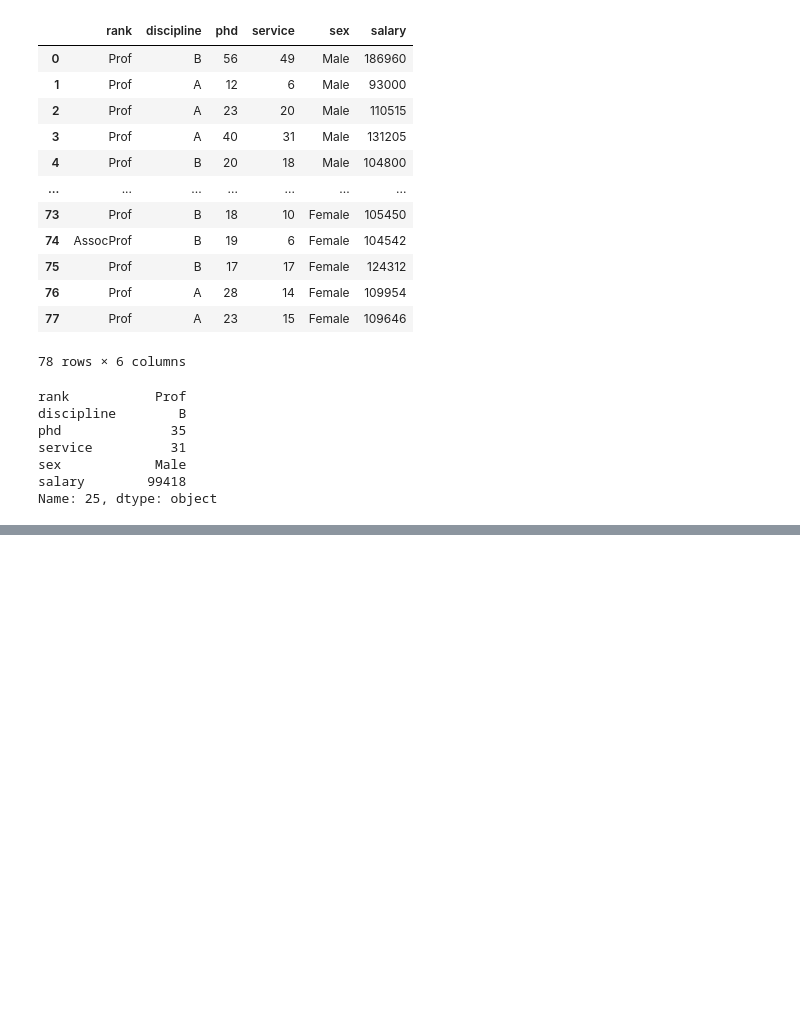
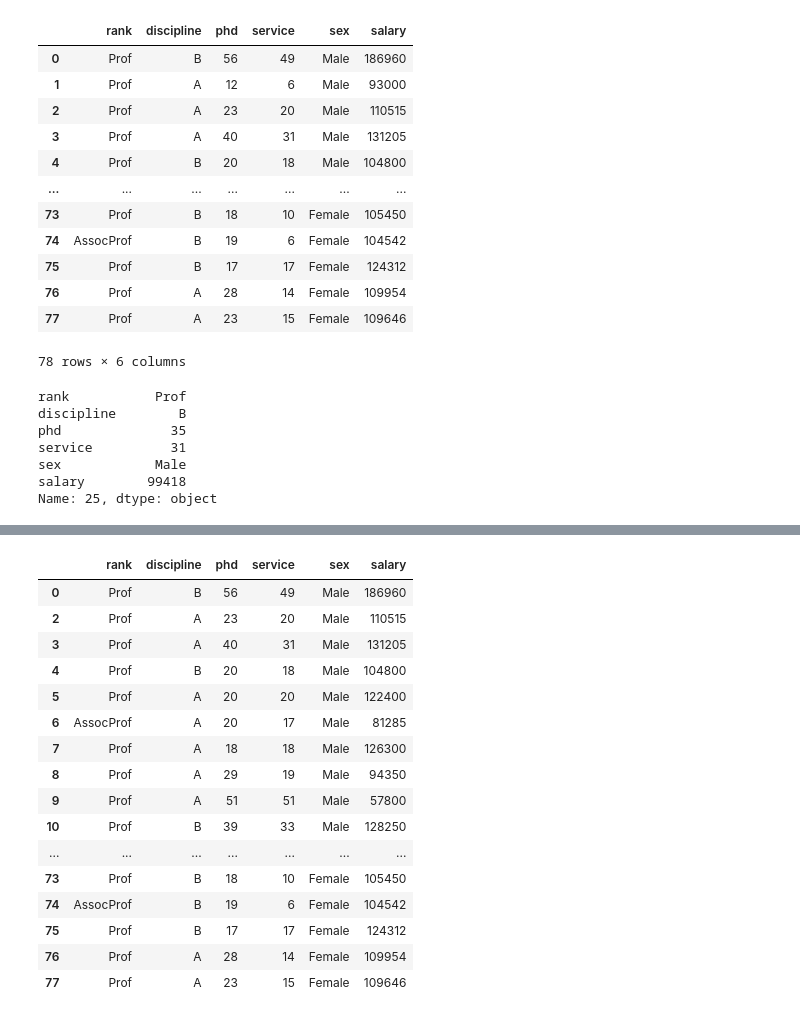
Before and after one commit to MohanPatil1/DS-And-DA-Practice, a Jupyter notebook: Pandas_introduction.ipynb, the cells around one changed output, grey strips where cells are left out. Cells and saved outputs as stored; diff of their text form; code cells hidden in the pictures; blank space fills up the shorter version.

```diff
--- a/Pandas_introduction.ipynb
+++ b/Pandas_introduction.ipynb
@@ -529,3 +529,6 @@ service          31
 sex            Male
 salary        99418
 Name: 25, dtype: object
+# %%
+import pandas as pd
+df=pd.read_csv('Salaries.csv')
@@ -531,0 +579,20 @@ Name: 25, dtype: object
+# %%
+df[(df['service']>15)|(df['salary']>100000)]
+# %% [output]
+|  | rank | discipline | phd | service | sex | salary |
+| 0 | Prof | B | 56 | 49 | Male | 186960 |
+| 2 | Prof | A | 23 | 20 | Male | 110515 |
+| 3 | Prof | A | 40 | 31 | Male | 131205 |
+| 4 | Prof | B | 20 | 18 | Male | 104800 |
+| 5 | Prof | A | 20 | 20 | Male | 122400 |
+| 6 | AssocProf | A | 20 | 17 | Male | 81285 |
+| 7 | Prof | A | 18 | 18 | Male | 126300 |
+| 8 | Prof | A | 29 | 19 | Male | 94350 |
+| 9 | Prof | A | 51 | 51 | Male | 57800 |
+| 10 | Prof | B | 39 | 33 | Male | 128250 |
+| ... | ... | ... | ... | ... | ... | ... |
+| 73 | Prof | B | 18 | 10 | Female | 105450 |
+| 74 | AssocProf | B | 19 | 6 | Female | 104542 |
+| 75 | Prof | B | 17 | 17 | Female | 124312 |
+| 76 | Prof | A | 28 | 14 | Female | 109954 |
+| 77 | Prof | A | 23 | 15 | Female | 109646 |
```
Also changed, not shown: parts of 21 cells of this notebook.
